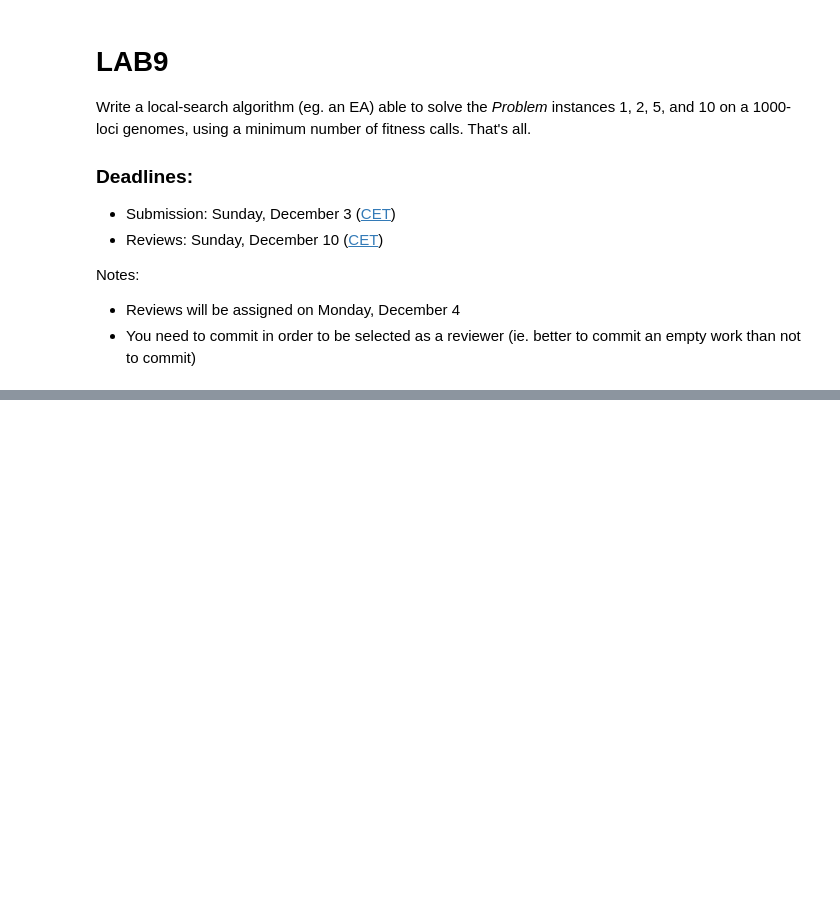
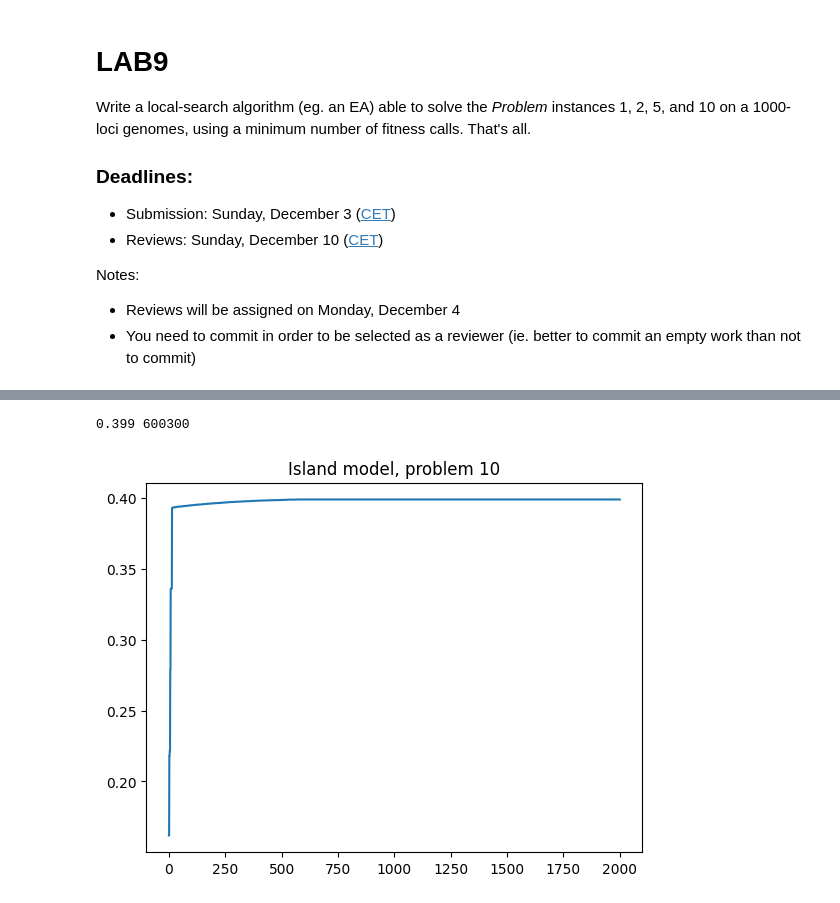
Before and after one commit to AlbertoForesti/computational_intelligence, a Jupyter notebook: Lab9/lab9.ipynb, the cells around one changed output, grey strips where cells are left out. Cells and saved outputs as stored; diff of their text form; code cells hidden in the pictures; blank space fills up the shorter version.

```diff
--- a/Lab9/lab9.ipynb
+++ b/Lab9/lab9.ipynb
@@ -331,6 +337,10 @@ print(et.best_fitness, fitness.calls)
 # %%
 fitness = lab9_lib.make_problem(10)
 et = EvolutionTask(fitness, period_true_fitness=1)
 et.island_model(n_generations=2000, n_islands=3, mu_island=30, migration_size=10, island_size=100, strategy='plus', hierarchical=True, migration_period=2, mode='es')
 et.plot_fitness()
+plt.title('Island model, problem 10')
 print(et.best_fitness, fitness.calls)
+# %% [output]
+0.399 600300
+[figure, added]
```
Also changed, not shown: parts of 4 cells of this notebook, 7 other files.
